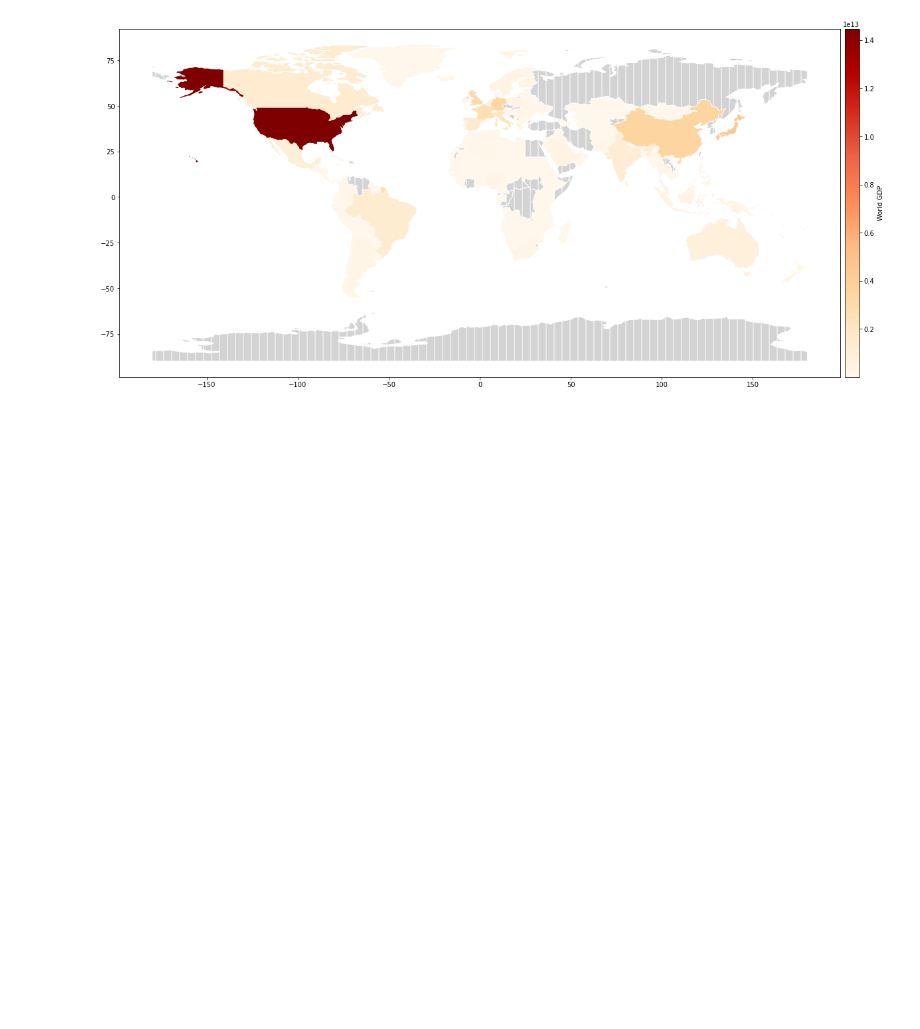
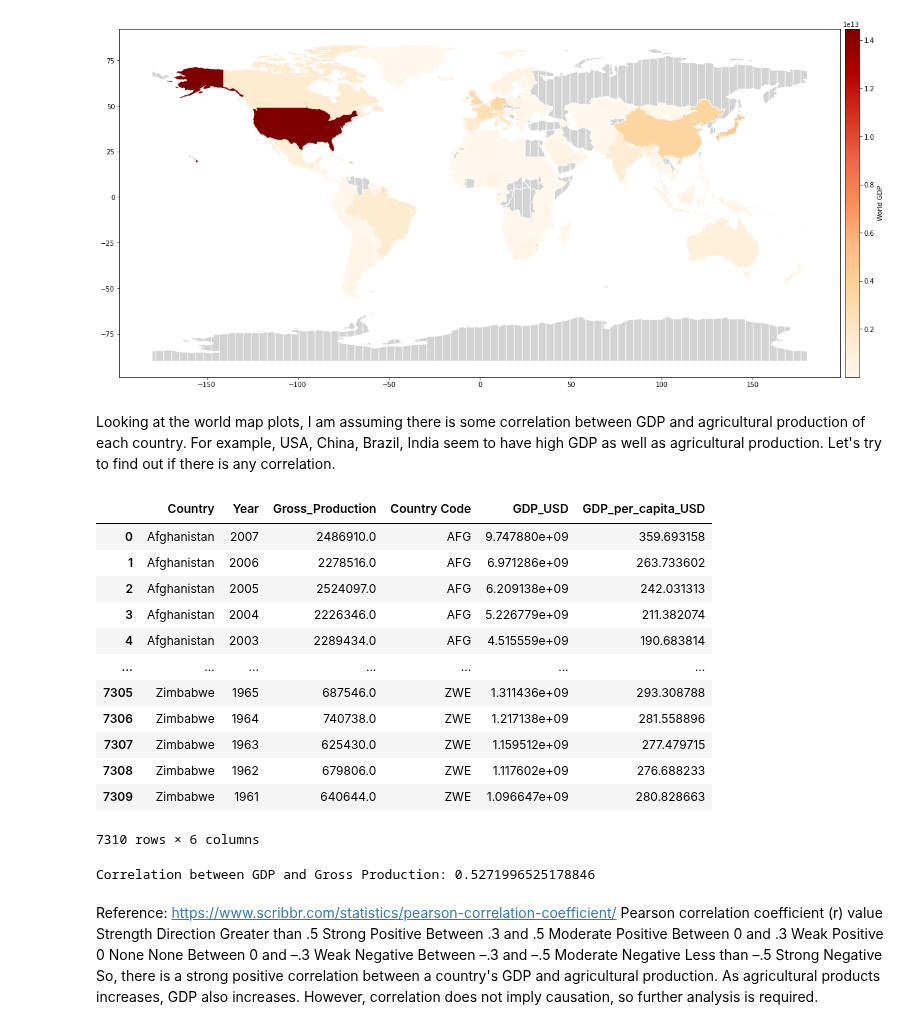
Before and after one commit to saumyasucharita/Agriculture-Data-Analysis, a Jupyter notebook: Multi-variate time series regression.ipynb, the cells around one changed output. Cells and saved outputs as stored; diff of their text form; code cells hidden in the pictures; blank space fills up the shorter version.

Commit message:
Find Pearson correlation between GDP and agricultural production

```diff
--- a/Multi-variate time series regression.ipynb
+++ b/Multi-variate time series regression.ipynb
@@ -242,3 +242,46 @@ title = "World GDP"
 plot_map(df_world_gdp, "GDP_USD", title)
 # %% [output]
 [figure]
+# %% [markdown]
+Looking at the world map plots, I am assuming there is some correlation between GDP and agricultural production of each country. For example, USA, China, Brazil, India seem to have high GDP as well as agricultural production. Let's try to find out if there is any correlation.
+# %%
+#Merge the two datasets using country name and year
+agri_data = focused_data[~focused_data.Country.str.endswith('+')]
+merged_df = pd.merge(agri_data, world_gdp_data, left_on=['Country', 'Year'] , right_on=['Country Name', 'year'], how='inner')
+#Remove duplicate columns in merged dataset
+merged_df = merged_df.drop(['Country Name', 'year'], axis=1)
+merged_df
+# %% [output]
+|  | Country | Year | Gross_Production | Country Code | GDP_USD | GDP_per_capita_USD |
+| 0 | Afghanistan | 2007 | 2486910.0 | AFG | 9.747880e+09 | 359.693158 |
+| 1 | Afghanistan | 2006 | 2278516.0 | AFG | 6.971286e+09 | 263.733602 |
+| 2 | Afghanistan | 2005 | 2524097.0 | AFG | 6.209138e+09 | 242.031313 |
+| 3 | Afghanistan | 2004 | 2226346.0 | AFG | 5.226779e+09 | 211.382074 |
+| 4 | Afghanistan | 2003 | 2289434.0 | AFG | 4.515559e+09 | 190.683814 |
+| ... | ... | ... | ... | ... | ... | ... |
+| 7305 | Zimbabwe | 1965 | 687546.0 | ZWE | 1.311436e+09 | 293.308788 |
+| 7306 | Zimbabwe | 1964 | 740738.0 | ZWE | 1.217138e+09 | 281.558896 |
+| 7307 | Zimbabwe | 1963 | 625430.0 | ZWE | 1.159512e+09 | 277.479715 |
+| 7308 | Zimbabwe | 1962 | 679806.0 | ZWE | 1.117602e+09 | 276.688233 |
+| 7309 | Zimbabwe | 1961 | 640644.0 | ZWE | 1.096647e+09 | 280.828663 |
+7310 rows × 6 columns
+# %%
+#Correlation calculation using Pearson method
+correlation = merged_df['GDP_USD'].corr(merged_df['Gross_Production'], method='pearson')
+
+print("Correlation between GDP and Gross Production:", correlation)
+# %% [output]
+Correlation between GDP and Gross Production: 0.5271996525178846
+# %% [markdown]
+Reference: https://www.scribbr.com/statistics/pearson-correlation-coefficient/
+Pearson correlation coefficient (r) value	Strength	Direction
+                            Greater than .5	Strong	Positive
+                            Between .3 and .5	Moderate	Positive
+                            Between 0 and .3	Weak	Positive
+                                            0	None	None
+                            Between 0 and –.3	Weak	Negative
+                            Between –.3 and –.5	Moderate	Negative
+                                Less than –.5	Strong	Negative
+So, there is a strong positive correlation between a country's GDP and agricultural production.
+As agricultural products increases, GDP also increases.
+However, correlation does not imply causation, so further analysis is required.
```
Also changed, not shown: parts of 1 cell of this notebook, 1 other file.
